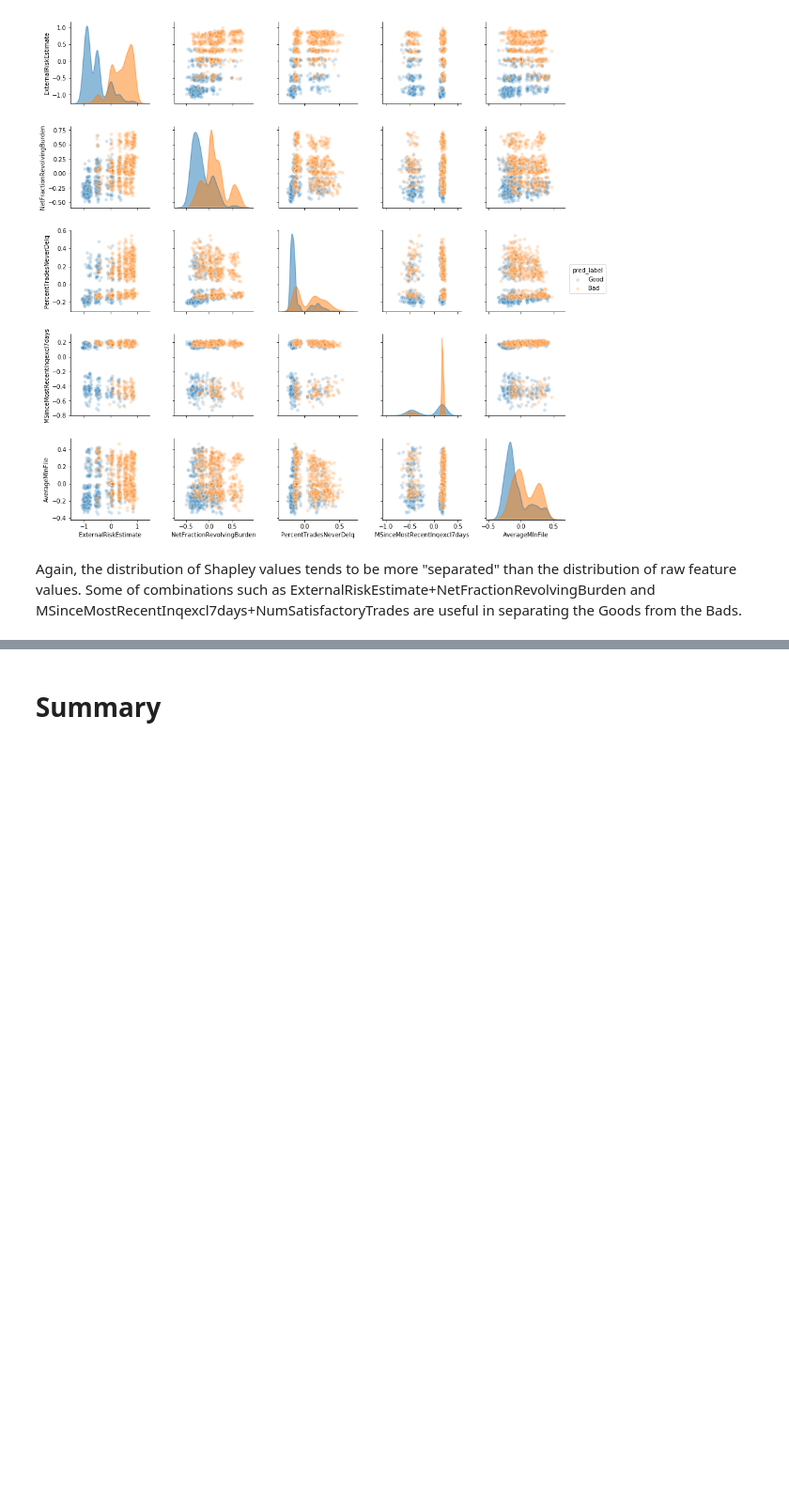
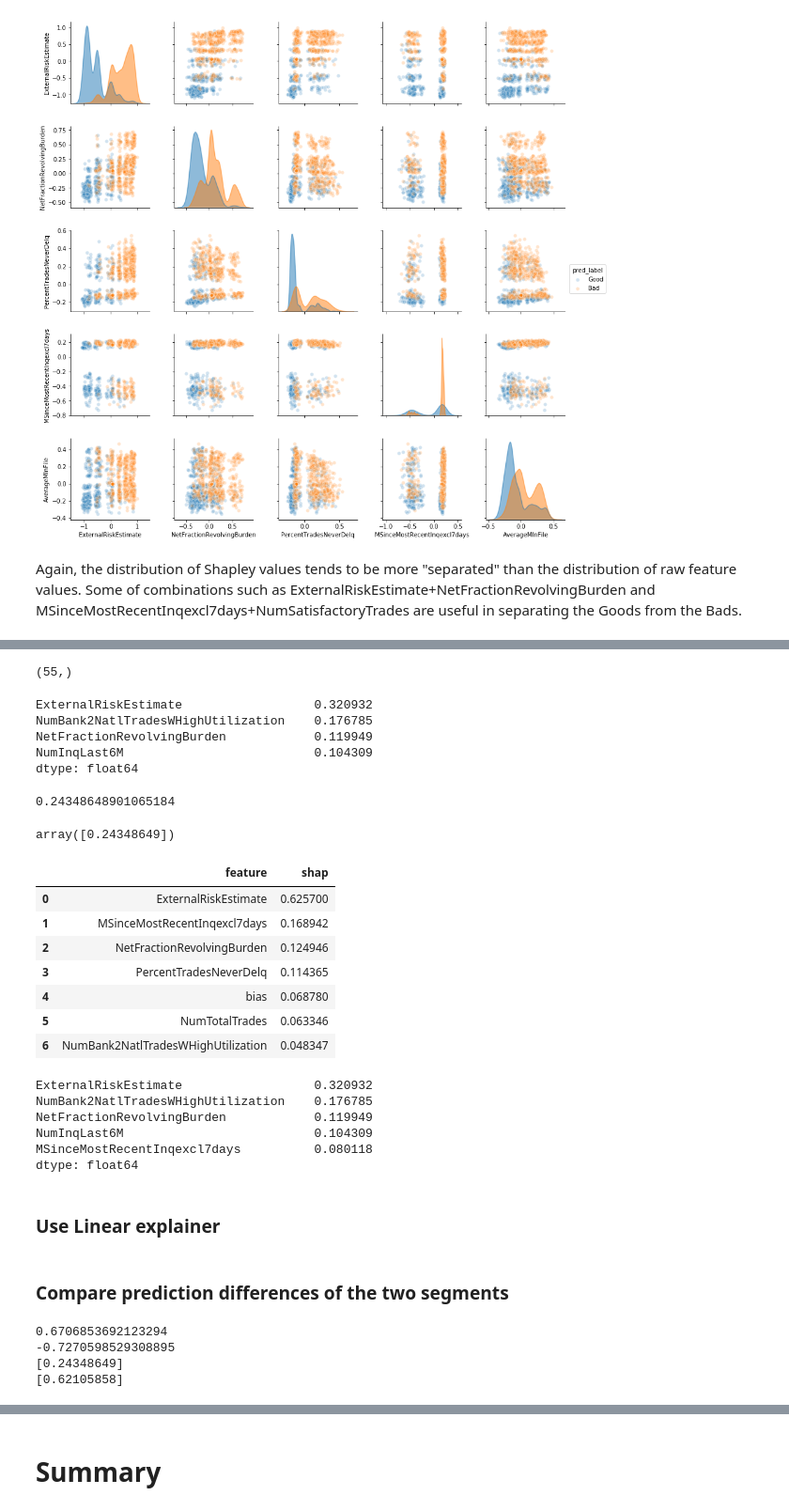
Before and after one commit to carsonyan/interpretation, a Jupyter notebook: FICO_Challenge_Notebook_1001.ipynb, the cells around one changed output, grey strips where cells are left out. Shown at 94% size. Cells and saved outputs as stored; diff of their text form; code cells hidden in the pictures; blank space fills up the shorter version.

```diff
--- a/FICO_Challenge_Notebook_1001.ipynb
+++ b/FICO_Challenge_Notebook_1001.ipynb
@@ -316,7 +316,7 @@ def getReasonsForSample(new_ins, f_names, feat_cat, feat_num, target, feat_num_m
             'shap':(shap_bias,shap_pred_raw, shap_pred)}
 # %%
 #Test case
-new_ins = pd.read_csv('heloc_dataset_v1.csv').loc[639] #639
+new_ins = pd.read_csv('heloc_dataset_v1.csv').loc[0] #639
 #new_ins_p, new_ins_f = hlp.prepObs(new_ins, f_names, feat_cat, feat_num, target, feat_num_med, cat_sum_final)
 
 test = getReasonsForSample(new_ins, f_names, feat_cat, feat_num, target, feat_num_med, cat_sum_final, meta_proc, eng_proc, approval_threshold=None, print_reasons=True)
@@ -847,0 +1143,40 @@ sns.pairplot(shap_train_df[list(top5)+['pred_label']].sample(frac=0.2), hue="pre
+# %%
+shap_lr_df = pd.Series(shap_values[350],index=f_names).sort_values(ascending=False)
+shap_lr_df.shape
+# %% [output]
+(55,)
+# %%
+shap_lr_df[:4]
+# %% [output]
+ExternalRiskEstimate                  0.320932
+NumBank2NatlTradesWHighUtilization    0.176785
+NetFractionRevolvingBurden            0.119949
+NumInqLast6M                          0.104309
+dtype: float64
+# %%
+shap_lr_df.sum()+explainer.expected_value
+# %% [output]
+0.24348648901065184
+# %%
+con_this.sum()+lr_high.intercept_
+# %% [output]
+array([0.24348649])
+# %%
+dict_350 = prepDataForTestCase(350)
+instance_this = dict_350['instance']
+top_4_reasons = dict_350['top_reasons']
+shap_bias, shap_pred_raw, shap_pred_sort = dict_350['shap']
+#decl_res = dict_0['deciles']
+#c, dc = dict_0['graph_elements']
+pred_orig = dict_350['prediction']
+# %%
+shap_pred_sort.loc[:6,['feature','shap']]
+# %% [output]
+|  | feature | shap |
+| 0 | ExternalRiskEstimate | 0.625700 |
+| 1 | MSinceMostRecentInqexcl7days | 0.168942 |
+| 2 | NetFractionRevolvingBurden | 0.124946 |
+| 3 | PercentTradesNeverDelq | 0.114365 |
+| 4 | bias | 0.068780 |
+| 5 | NumTotalTrades | 0.063346 |
+| 6 | NumBank2NatlTradesWHighUtilization | 0.048347 |
@@ -847,0 +1205,24 @@ sns.pairplot(shap_train_df[list(top5)+['pred_label']].sample(frac=0.2), hue="pre
+# %%
+shap_df.head()
+# %% [output]
+ExternalRiskEstimate                  0.320932
+NumBank2NatlTradesWHighUtilization    0.176785
+NetFractionRevolvingBurden            0.119949
+NumInqLast6M                          0.104309
+MSinceMostRecentInqexcl7days          0.080118
+dtype: float64
+# %% [markdown]
+### Use Linear explainer
+# %% [markdown]
+### Compare prediction differences of the two segments
+# %%
+print(np.mean(lr_high.decision_function(X_train_high)))
+print(np.mean(lr_low.decision_function(X_train_low)))
+
+print(lr_high.decision_function(scaler_high.transform(new_ins_f.values.reshape(1,-1))))
+print(lr_low.decision_function(scaler_low.transform(new_ins_f.values.reshape(1,-1))))
+# %% [output]
+0.6706853692123294
+-0.7270598529308895
+[0.24348649]
+[0.62105858]
```
Also changed, not shown: parts of 50 cells of this notebook.
